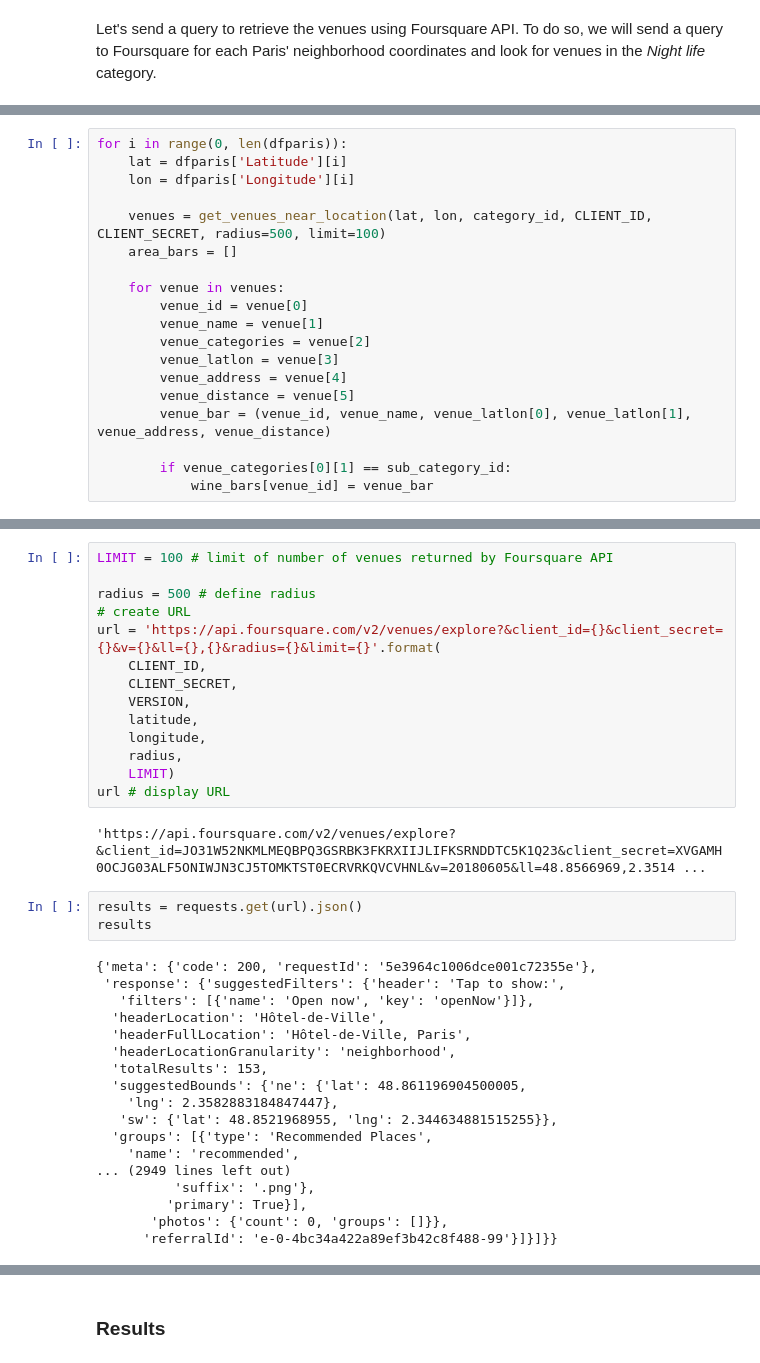
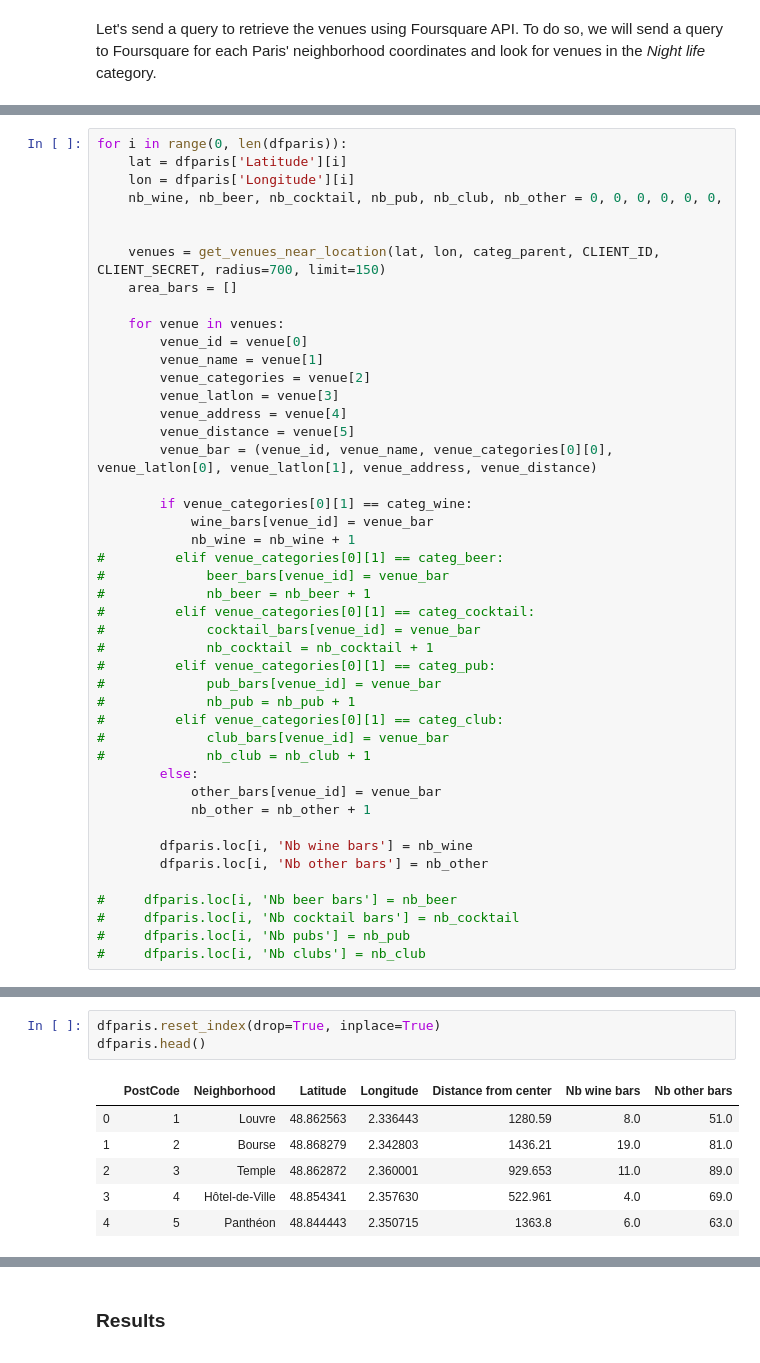
Before and after one commit to MianHan/Coursera_Capstone, a Jupyter notebook: The_wine_bar_project.ipynb, the cells around one changed output, grey strips where cells are left out. Drawn from its saved outputs; the diff is of its cells as text.

Commit message:
Mise en place de la reflexion

```diff
--- a/The_wine_bar_project.ipynb
+++ b/The_wine_bar_project.ipynb
@@ -142,8 +169,10 @@ location_bars = []
 for i in range(0, len(dfparis)):
     lat = dfparis['Latitude'][i]
     lon = dfparis['Longitude'][i]
+    nb_wine, nb_beer, nb_cocktail, nb_pub, nb_club, nb_other = 0, 0, 0, 0, 0, 0,
 
-    venues = get_venues_near_location(lat, lon, category_id, CLIENT_ID, CLIENT_SECRET, radius=500, limit=100)
+
+    venues = get_venues_near_location(lat, lon, categ_parent, CLIENT_ID, CLIENT_SECRET, radius=700, limit=150)
     area_bars = []
 
     for venue in venues:
@@ -153,7 +182,31 @@ for i in range(0, len(dfparis)):
         venue_latlon = venue[3]
         venue_address = venue[4]
         venue_distance = venue[5]
-        venue_bar = (venue_id, venue_name, venue_latlon[0], venue_latlon[1], venue_address, venue_distance)
+        venue_bar = (venue_id, venue_name, venue_categories[0][0], venue_latlon[0], venue_latlon[1], venue_address, venue_distance)
 
-        if venue_categories[0][1] == sub_category_id:
+        if venue_categories[0][1] == categ_wine:
             wine_bars[venue_id] = venue_bar
+            nb_wine = nb_wine + 1
+#         elif venue_categories[0][1] == categ_beer:
+#             beer_bars[venue_id] = venue_bar
+#             nb_beer = nb_beer + 1
+#         elif venue_categories[0][1] == categ_cocktail:
+#             cocktail_bars[venue_id] = venue_bar
+#             nb_cocktail = nb_cocktail + 1
+#         elif venue_categories[0][1] == categ_pub:
+#             pub_bars[venue_id] = venue_bar
+#             nb_pub = nb_pub + 1
+#         elif venue_categories[0][1] == categ_club:
+#             club_bars[venue_id] = venue_bar
+#             nb_club = nb_club + 1
+        else:
+            other_bars[venue_id] = venue_bar
+            nb_other = nb_other + 1
+
+        dfparis.loc[i, 'Nb wine bars'] = nb_wine
+        dfparis.loc[i, 'Nb other bars'] = nb_other
+
+#     dfparis.loc[i, 'Nb beer bars'] = nb_beer
+#     dfparis.loc[i, 'Nb cocktail bars'] = nb_cocktail
+#     dfparis.loc[i, 'Nb pubs'] = nb_pub
+#     dfparis.loc[i, 'Nb clubs'] = nb_club
@@ -234,37 +213,10 @@ def get_venues_near_location(lat, lon, category, client_id, client_secret, radiu
-# %%
-LIMIT = 100 # limit of number of venues returned by Foursquare API
-
-radius = 500 # define radius
-# create URL
-url = 'https://api.foursquare.com/v2/venues/explore?&client_id={}&client_secret={}&v={}&ll={},{}&radius={}&limit={}'.format(
-    CLIENT_ID,
-    CLIENT_SECRET,
-    VERSION,
-    latitude,
-    longitude,
-    radius,
-    LIMIT)
-url # display URL
-# %% [output]
-'https://api.foursquare.com/v2/venues/explore?&client_id=JO31W52NKMLMEQBPQ3GSRBK3FKRXIIJLIFKSRNDDTC5K1Q23&client_secret=XVGAMH0OCJG03ALF5ONIWJN3CJ5TOMKTST0ECRVRKQVCVHNL&v=20180605&ll=48.8566969,2.3514 ...
-# %%
-results = requests.get(url).json()
-results
-# %% [output]
-{'meta': {'code': 200, 'requestId': '5e3964c1006dce001c72355e'},
- 'response': {'suggestedFilters': {'header': 'Tap to show:',
-   'filters': [{'name': 'Open now', 'key': 'openNow'}]},
-  'headerLocation': 'Hôtel-de-Ville',
-  'headerFullLocation': 'Hôtel-de-Ville, Paris',
-  'headerLocationGranularity': 'neighborhood',
-  'totalResults': 153,
-  'suggestedBounds': {'ne': {'lat': 48.861196904500005,
-    'lng': 2.3582883184847447},
-   'sw': {'lat': 48.8521968955, 'lng': 2.344634881515255}},
-  'groups': [{'type': 'Recommended Places',
-    'name': 'recommended',
-... (2949 lines left out)
-          'suffix': '.png'},
-         'primary': True}],
-       'photos': {'count': 0, 'groups': []}},
-      'referralId': 'e-0-4bc34a422a89ef3b42c8f488-99'}]}]}}
+# %%
+dfparis.reset_index(drop=True, inplace=True)
+dfparis.head()
+# %% [output]
+|  | PostCode | Neighborhood | Latitude | Longitude | Distance from center | Nb wine bars | Nb other bars |
+| 0 | 1 | Louvre | 48.862563 | 2.336443 | 1280.59 | 8.0 | 51.0 |
+| 1 | 2 | Bourse | 48.868279 | 2.342803 | 1436.21 | 19.0 | 81.0 |
+| 2 | 3 | Temple | 48.862872 | 2.360001 | 929.653 | 11.0 | 89.0 |
+| 3 | 4 | Hôtel-de-Ville | 48.854341 | 2.357630 | 522.961 | 4.0 | 69.0 |
+| 4 | 5 | Panthéon | 48.844443 | 2.350715 | 1363.8 | 6.0 | 63.0 |
```
Also changed, not shown: parts of 20 cells of this notebook.
